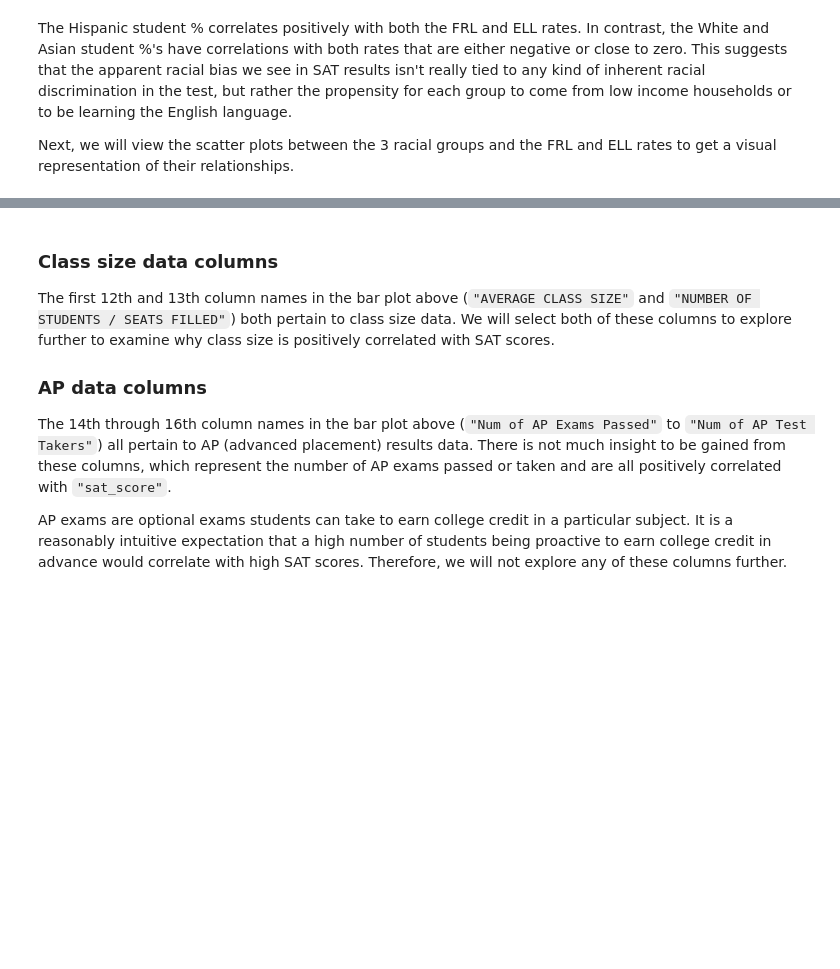
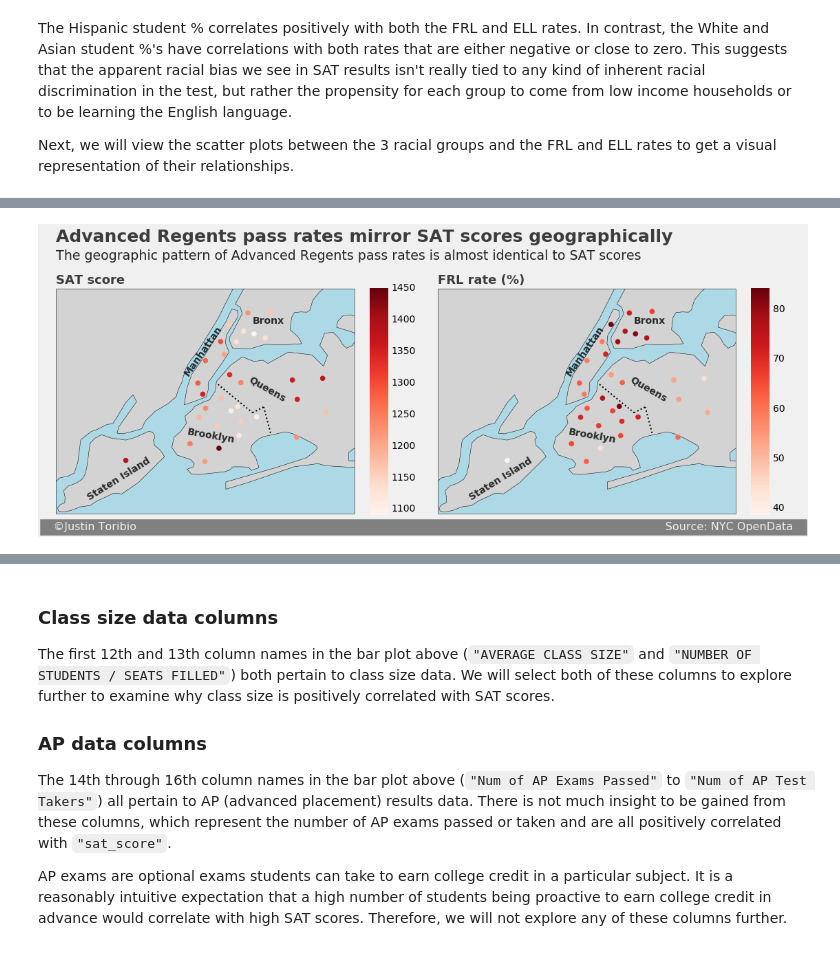
Before and after one commit to JustinToribio/analyzing-the-sat, a Jupyter notebook: notebooks/1.0-jt-analyze-the-sat.ipynb, the cells around one changed output, grey strips where cells are left out. Drawn from its saved outputs; the diff is of its cells as text; code cells hidden in the pictures; blank space fills up the shorter version.

```diff
--- a/notebooks/1.0-jt-analyze-the-sat.ipynb
+++ b/notebooks/1.0-jt-analyze-the-sat.ipynb
@@ -861,0 +854,17 @@ corr_bar_plot(data, "frl_percent", columns=columns,
+# %%
+# Assign the title and subtitle of the map plot to variables.
+title = "Advanced Regents pass rates mirror SAT scores geographically"
+subtitle = ("The geographic pattern of Advanced Regents pass rates is almost"
+            " identical to SAT scores")
+
+# Create and display the side by side map plot.
+create_nyc_map("sat_score", "frl_percent", title=title,
+               title_y_adj=-.0175, subtitle=subtitle, subtitle_y_adj=.04,
+               sig_space_adj=148, map_title_1="SAT score",
+               map_title_2="FRL rate (%)",
+               #colorbar_ticks_1=[1100, 1200, 1300, 1400],
+               #colorbar_ticks_2=[20, 40, 60, 80],
+               #colorbar_tick_labels_2=[20, 40, 60, "80%"])
+              )
+# %% [output]
+[figure, added]
```
Also changed, not shown: parts of 6 cells of this notebook.
